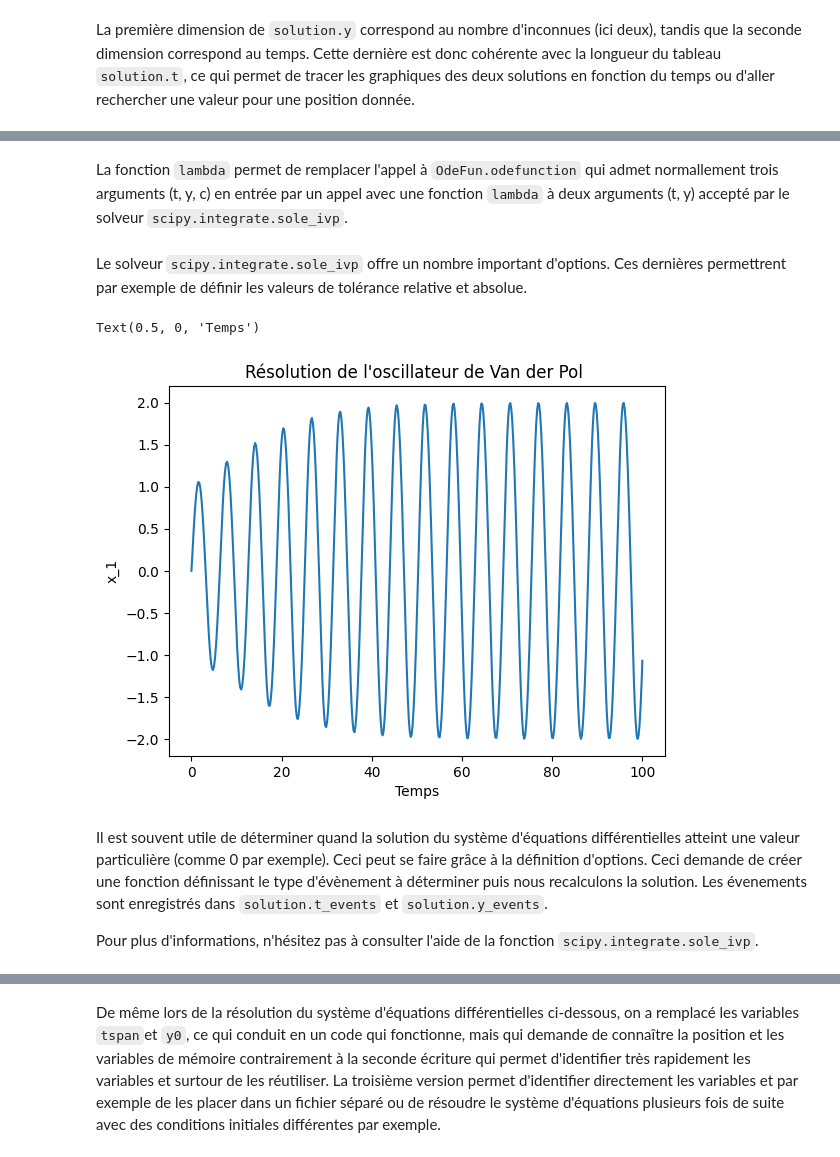
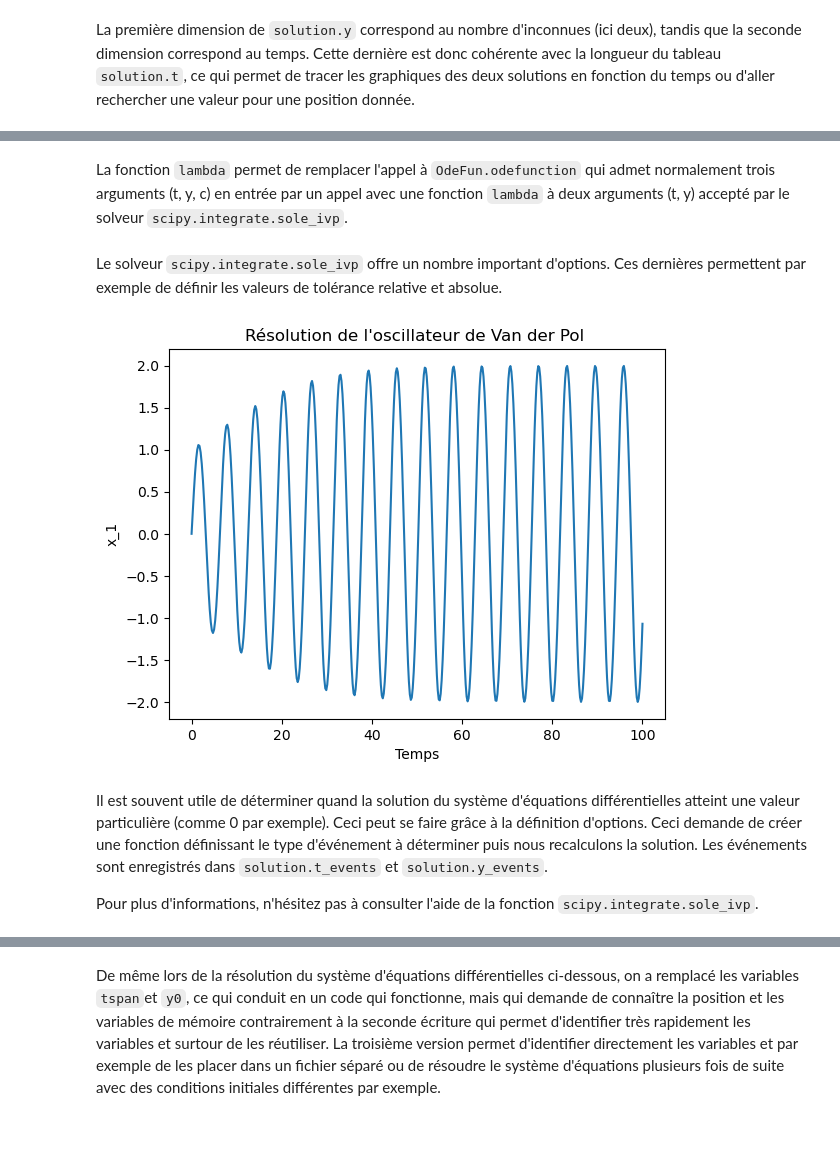
Before and after one commit to frdnguyen/PROJ0001_tuto, a Jupyter notebook: Tutoriel Python notebook.ipynb, the cells around one changed output, grey strips where cells are left out. Drawn from its saved outputs; the diff is of its cells as text; code cells hidden in the pictures; blank space fills up the shorter version.

```diff
--- a/Tutoriel Python notebook.ipynb
+++ b/Tutoriel Python notebook.ipynb
@@ -1552,20 +1552,19 @@ La valeur x1 au temps t = 1.0146051105153335 est de 0.8870361950243248
 # %% [markdown]
-La fonction `lambda` permet de remplacer l'appel à `OdeFun.odefunction` qui admet normallement trois arguments (t, y, c) en entrée par un appel avec une fonction `lambda` à deux arguments (t, y) accepté par le solveur `scipy.integrate.sole_ivp`.
+La fonction `lambda` permet de remplacer l'appel à `OdeFun.odefunction` qui admet normalement trois arguments (t, y, c) en entrée par un appel avec une fonction `lambda` à deux arguments (t, y) accepté par le solveur `scipy.integrate.sole_ivp`.
 # %% [markdown]
-Le solveur `scipy.integrate.sole_ivp` offre un nombre important d'options. Ces dernières permettrent par exemple de définir les valeurs de tolérance relative et absolue.
+Le solveur `scipy.integrate.sole_ivp` offre un nombre important d'options. Ces dernières permettent par exemple de définir les valeurs de tolérance relative et absolue.
 # %%
-solution = ode45(lambda t, y: OdeFun.odefunction(t, y, c), tspan, y0, rtol=1e-8)
-pyplot.plot(solution.t, solution.y[0,:])
-pyplot.title('Résolution de l\'oscillateur de Van der Pol ') # Ajout d'un titre
-pyplot.ylabel('x_1') # Labélisation de l'axe des ordonnées
-pyplot.xlabel('Temps') # Labélisation de l'axe des abscisses
+solution = ode45(lambda t, y: OdeFun.odefunction(t,y,c),[0,100],[0, 1],rtol=1e-8)
+pyplot.plot(solution.t,solution.y[0,:]);
+pyplot.title('Résolution de l\'oscillateur de Van der Pol '); #Ajout d'un titre
+pyplot.ylabel('x_1'); # Labélisation de l'axe des ordonnées
+pyplot.xlabel('Temps'); # Labélisation de l'axe des abscisses
 # %% [output]
-Text(0.5, 0, 'Temps')
-[figure, old version]
+[figure, new version]
 # %% [markdown]
 Il est souvent utile de déterminer quand la solution
 du système d'équations différentielles atteint une valeur particulière (comme 0 par exemple).
-Ceci peut se faire grâce à la définition d'options. Ceci demande de créer une fonction définissant le type d'évènement à déterminer puis nous recalculons la solution. Les évenements sont enregistrés dans `solution.t_events` et `solution.y_events`.
+Ceci peut se faire grâce à la définition d'options. Ceci demande de créer une fonction définissant le type d'événement à déterminer puis nous recalculons la solution. Les événements sont enregistrés dans `solution.t_events` et `solution.y_events`.
 
 Pour plus d'informations, n'hésitez pas à consulter l'aide de la fonction `scipy.integrate.sole_ivp`.
 # %%
```
Also changed, not shown: parts of 186 cells of this notebook, 24 other files.
